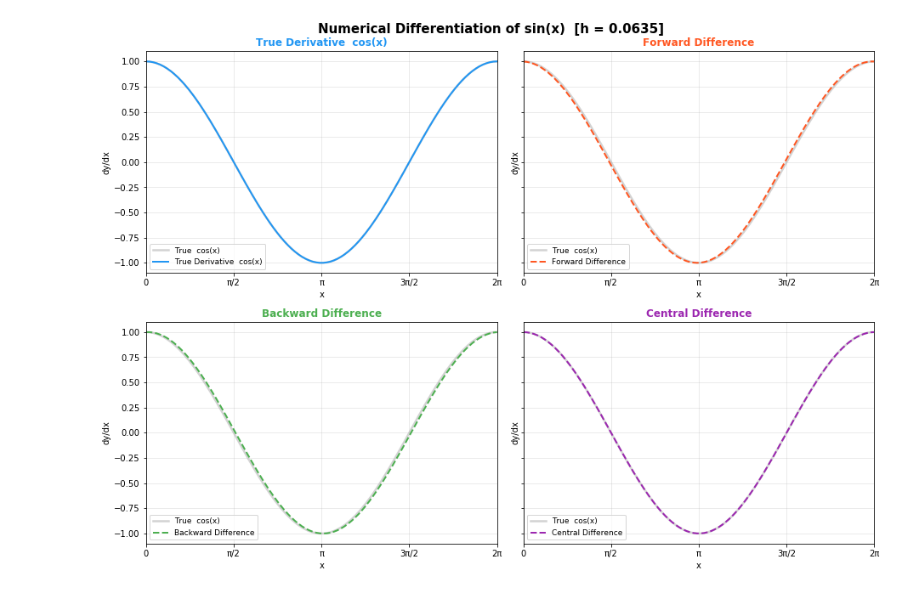
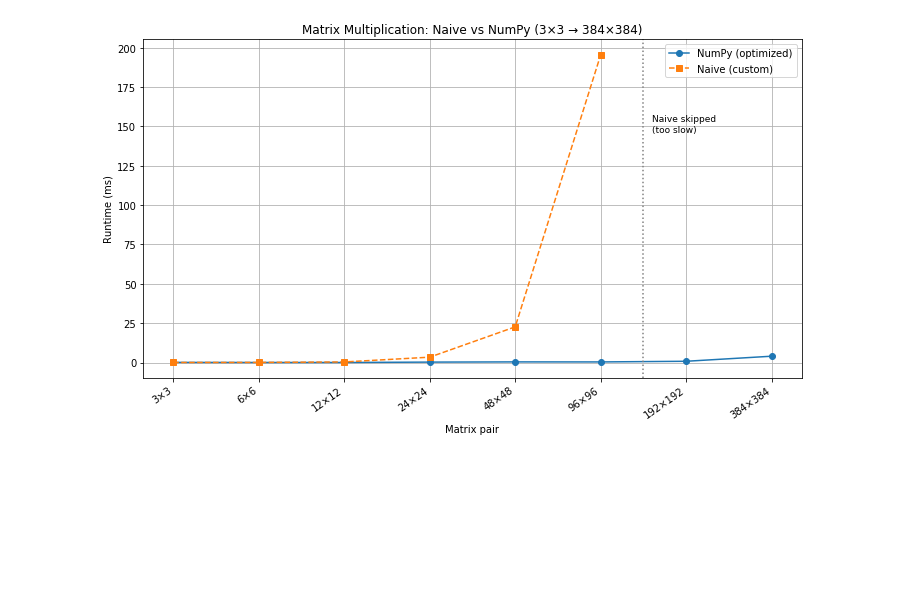
Before and after one commit to henryward910/coe311k, a Jupyter notebook: classwork/how236-CH13.ipynb, the cells around one changed output. Saved outputs shown, nothing was run; the diff lists cells and outputs as text; code cells hidden in the pictures; blank space fills up the shorter version.

```diff
--- a/classwork/how236-CH13.ipynb
+++ b/classwork/how236-CH13.ipynb
@@ -22,40 +6,10 @@ df_true = f_true(x)
-# %%
-"""
-Asked CLA
-
-"""
-
-
-
-
-
-fig, axes = plt.subplots(2, 2, figsize=(13, 9), sharey=True)
-fig.suptitle("Numerical Differentiation of sin(x)  [h = {:.4f}]".format(h),
-             fontsize=15, fontweight="bold", y=1.01)
-
-plot_cfg = [
-    (df_true,     "True Derivative  cos(x)",  "#2196F3", "solid"),
-    (df_forward,  "Forward Difference",        "#FF5722", "dashed"),
-    (df_backward, "Backward Difference",       "#4CAF50", "dashed"),
-    (df_central,  "Central Difference",        "#9C27B0", "dashed"),
-]
-
-for ax, (data, label, color, style) in zip(axes.flat, plot_cfg):
-    ax.plot(x, df_true, color="lightgrey", linewidth=2.5,
-            label="True  cos(x)", zorder=1)
-    ax.plot(x, data, color=color, linewidth=2,
-            linestyle=style, label=label, zorder=2)
-
-    ax.set_title(label, fontsize=12, fontweight="bold", color=color)
-    ax.set_xlabel("x")
-    ax.set_ylabel("dy/dx")
-    ax.legend(fontsize=9)
-    ax.grid(True, alpha=0.3)
-    ax.set_xlim(a, b)
-    ax.set_xticks([0, np.pi/2, np.pi, 3*np.pi/2, 2*np.pi])
-    ax.set_xticklabels(["0", "π/2", "π", "3π/2", "2π"])
-
-plt.tight_layout()
-plt.show()
-# %% [output]
-[figure, removed]
+# %%
+def matrix_multiply(A, B):
+    rows_A, cols_A = len(A), len(A[0])
+    cols_B = len(B[0])
+    C = [[0.0] * cols_B for _ in range(rows_A)]
+    for i in range(rows_A):
+        for j in range(cols_B):
+            for k in range(cols_A):
+                C[i][j] += A[i][k] * B[k][j]
+    return C
@@ -61,0 +42,23 @@ plt.show()
+# %%
+fig, ax = plt.subplots(figsize=(10, 6))
+
+measured = [(i, n) for i, n in enumerate(naive_times, 1) if n is not None]
+m_x, m_naive = zip(*measured)
+
+ax.plot(range(1, 9), numpy_times, 'o-', label='NumPy (optimized)')
+ax.plot(list(m_x), list(m_naive), 's--', label='Naive (custom)')
+ax.axvline(x=6.5, color='gray', linestyle=':')
+ax.text(6.6, max(m_naive) * 0.75, 'Naive skipped\n(too slow)', fontsize=9)
+
+ax.set_xticks(range(1, 9))
+ax.set_xticklabels(labels, rotation=35, ha='right')
+ax.set_xlabel('Matrix pair')
+ax.set_ylabel('Runtime (ms)')
+ax.set_title('Matrix Multiplication: Naive vs NumPy (3×3 → 384×384)')
+ax.legend()
+ax.grid(True)
+
+plt.tight_layout()
+plt.show()
+# %% [output]
+[figure, added]
```
Also changed, not shown: parts of 3 cells of this notebook, 2 other files.
